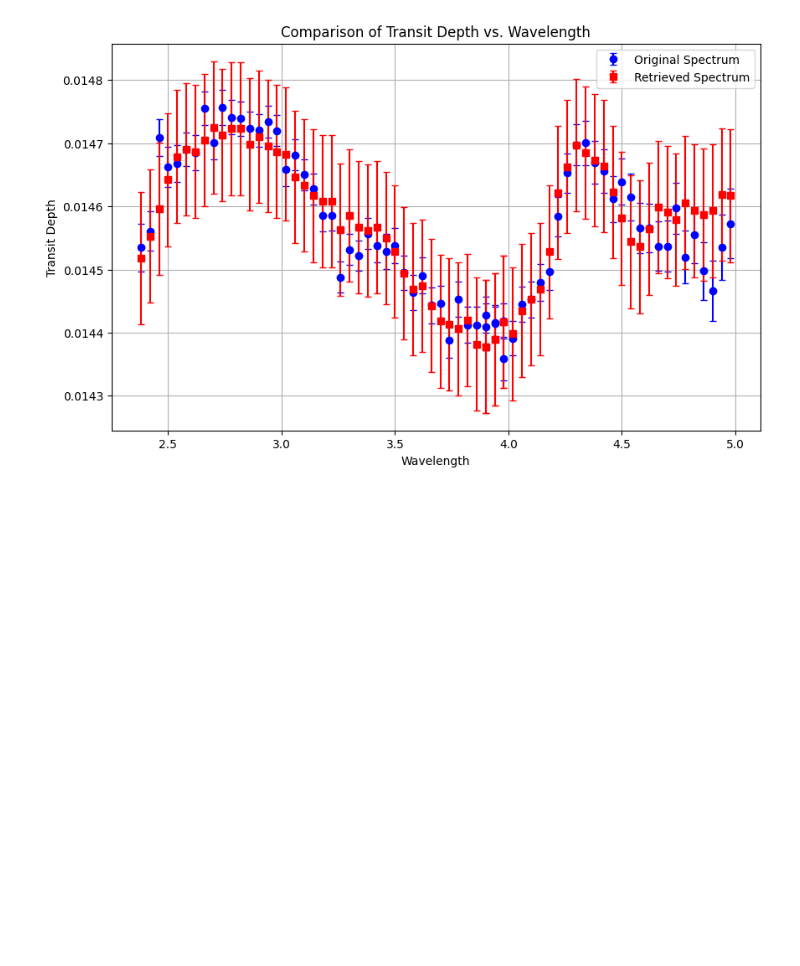
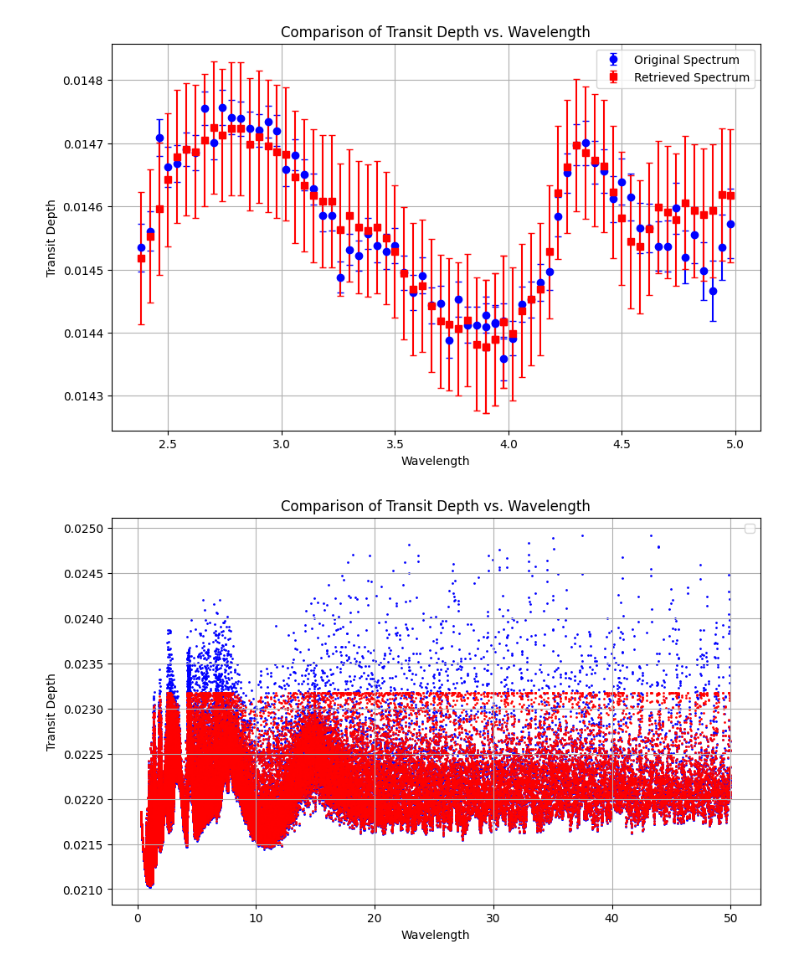
Before and after one commit to radha2707/AstroCode-Collective, a Jupyter notebook: src/daneel/detection/Ass3_Task_C_and_D_spectrum_comparison.ipynb, the cells around one changed output. Cells and saved outputs as stored; diff of their text form; code cells hidden in the pictures; blank space fills up the shorter version.

Commit message:
Ass3_Task_C_and_D_spectrum_comparison saved

```diff
--- a/src/daneel/detection/Ass3_Task_C_and_D_spectrum_comparison.ipynb
+++ b/src/daneel/detection/Ass3_Task_C_and_D_spectrum_comparison.ipynb
@@ -38,3 +38,46 @@ plt.legend()
 plt.show()
 # %% [output]
 [figure]
+# %%
+import numpy as np
+import matplotlib.pyplot as plt
+
+# Load the first .dat file
+file1_path = '/ca24/AstroCode-Collective/HD_209458_b_assignment3_taskA_spectrum_updated.dat'  # Replace with your first file's path
+data1 = np.loadtxt(file1_path)
+
+# Load the second .dat file
+file2_path = '/ca24/AstroCode-Collective/Simple_Transmission_retrieval_TaskC_updated.dat'  # Replace with your second file's path
+data2 = np.loadtxt(file2_path)
+
+# Extract columns for the first file
+wavelength1 = data1[:, 0]  # First column: Wavelength
+transit_depth1 = data1[:, 1]  # Second column: Transit depth
+errors1 = data1[:, 2]  # Third column: Error
+
+# Extract columns for the second file
+wavelength2 = data2[:, 0]  # First column: Wavelength
+transit_depth2 = data2[:, 1]  # Second column: Transit depth
+errors2 = data2[:, 2]  # Third column: Error
+
+# Plot both datasets
+plt.figure(figsize=(10, 6))
+
+# Plot first dataset
+#plt.errorbar(wavelength1, transit_depth1, yerr=errors1, fmt=' ', capsize=3, label='Original Spectrum', color='blue')
+plt.scatter(wavelength1, transit_depth1, s=1, c= 'b')
+
+# Plot second dataset
+#plt.errorbar(wavelength2, transit_depth2, yerr=errors2, fmt=' ', capsize=3, label='Retrieved Spectrum', color='red')
+plt.scatter(wavelength2, transit_depth2, s=1, c='r')
+
+# Add labels, title, legend, and grid
+plt.xlabel('Wavelength')
+plt.ylabel('Transit Depth')
+plt.title('Comparison of Transit Depth vs. Wavelength')
+plt.grid(True)
+plt.legend()
+#plt.xlim(0,6)
+plt.show()
+# %% [output]
+[figure, added]
```
